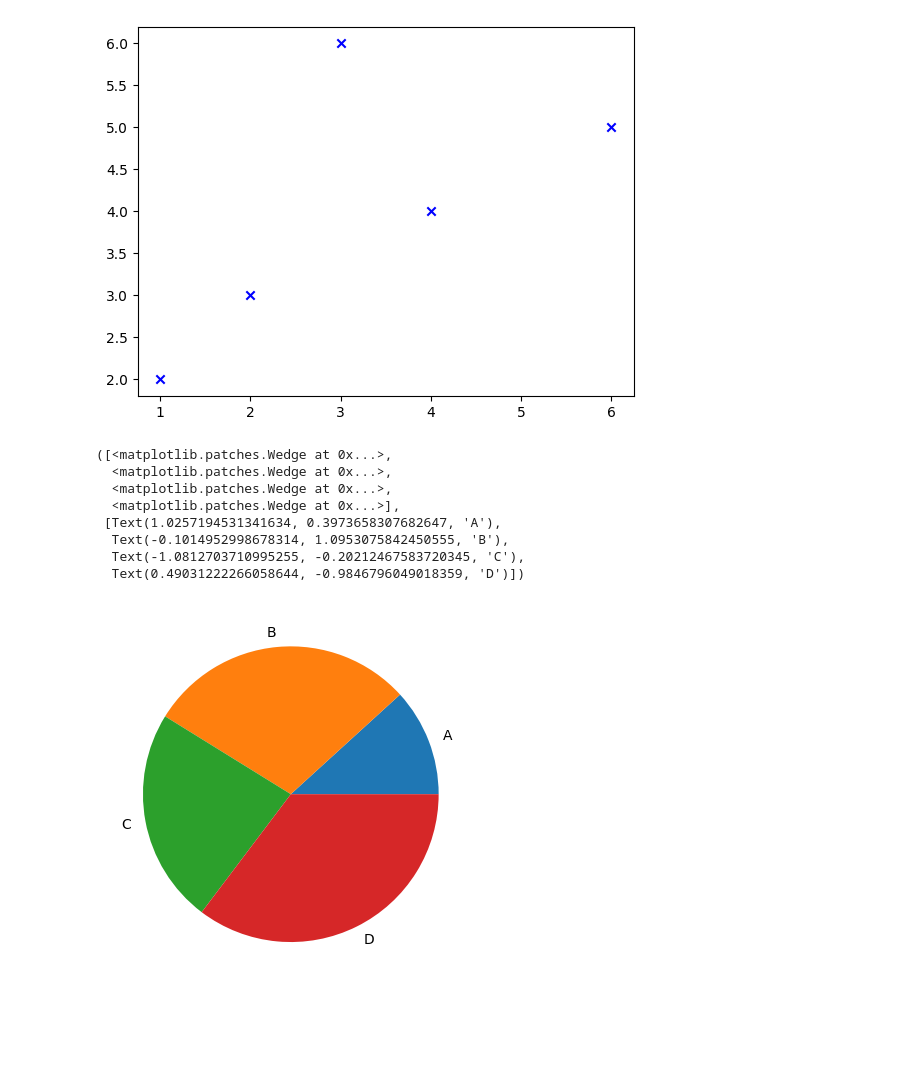
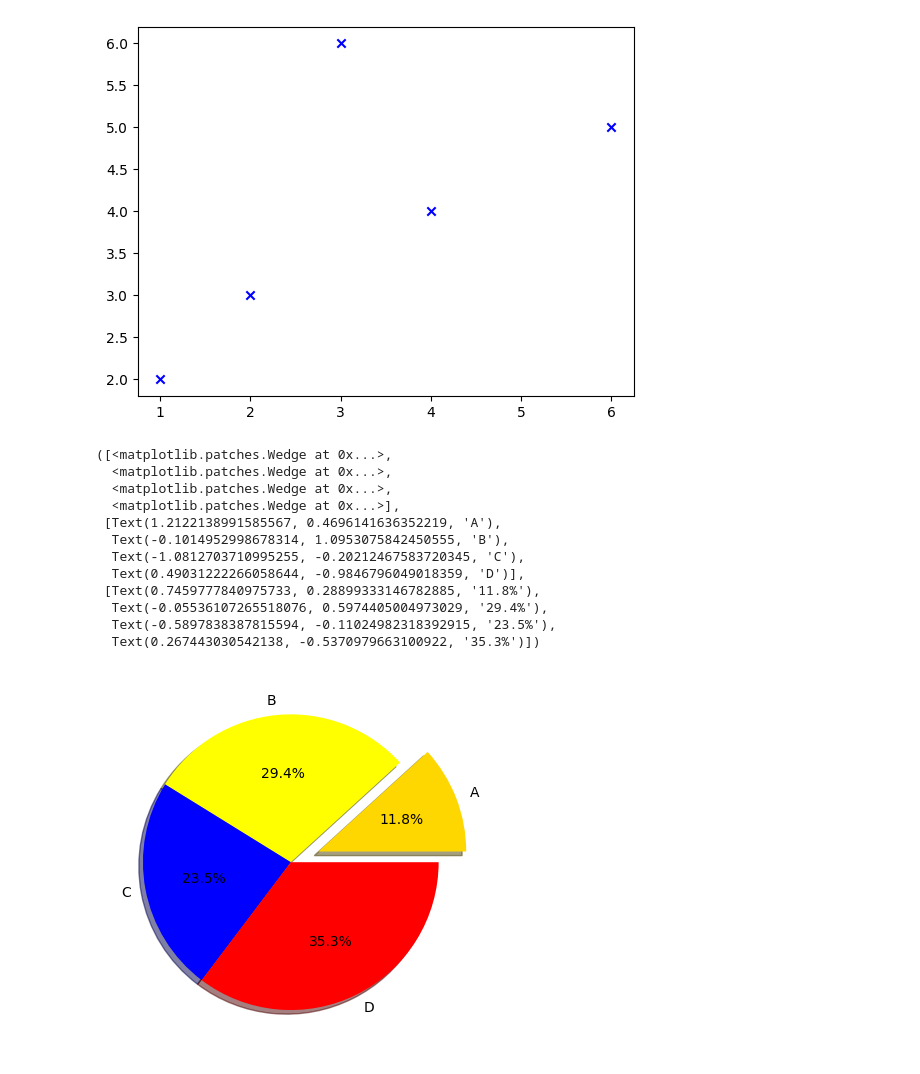
Before and after one commit to prashantjinwal/Data_Analysis, a Jupyter notebook: Analysis_using_Py/matplotlib.ipynb, the cells around one changed output. Drawn from its saved outputs; the diff is of its cells as text; code cells hidden in the pictures; blank space fills up the shorter version.

```diff
--- a/Analysis_using_Py/matplotlib.ipynb
+++ b/Analysis_using_Py/matplotlib.ipynb
@@ -97,18 +90,22 @@ plt.scatter(x,y,color='blue',marker='x')
 # %%
 ### pie plot
 labels=['A','B','C','D']
 size=[20,50,40,60]
 color=['gold', 'yellow', 'blue', 'red']
 explode=(0.2,0,0,0)
 
-plt.pie(size,labels=labels)
+plt.pie(size,explode=explode, labels=labels,colors=color,autopct="%1.1f%%",shadow=True)
 # %% [output]
 ([<matplotlib.patches.Wedge at 0x...>,
   <matplotlib.patches.Wedge at 0x...>,
   <matplotlib.patches.Wedge at 0x...>,
   <matplotlib.patches.Wedge at 0x...>],
- [Text(1.0257194531341634, 0.3973658307682647, 'A'),
+ [Text(1.2122138991585567, 0.4696141636352219, 'A'),
   Text(-0.1014952998678314, 1.0953075842450555, 'B'),
   Text(-1.0812703710995255, -0.20212467583720345, 'C'),
-  Text(0.49031222266058644, -0.9846796049018359, 'D')])
+  Text(0.49031222266058644, -0.9846796049018359, 'D')],
+ [Text(0.7459777840975733, 0.28899333146782885, '11.8%'),
+  Text(-0.05536107265518076, 0.5974405004973029, '29.4%'),
+  Text(-0.5897838387815594, -0.11024982318392915, '23.5%'),
+  Text(0.267443030542138, -0.5370979663100922, '35.3%')])
-[figure, old version]
+[figure, new version]
```
Also changed, not shown: parts of 7 cells of this notebook, 2 other files.
